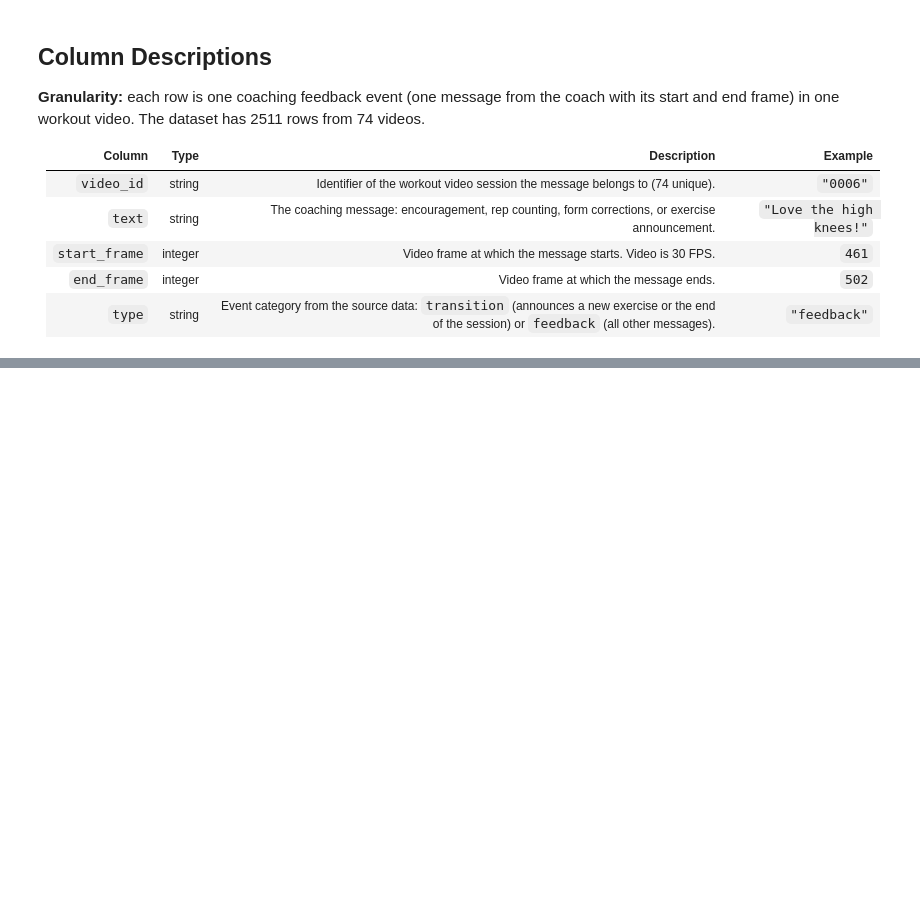
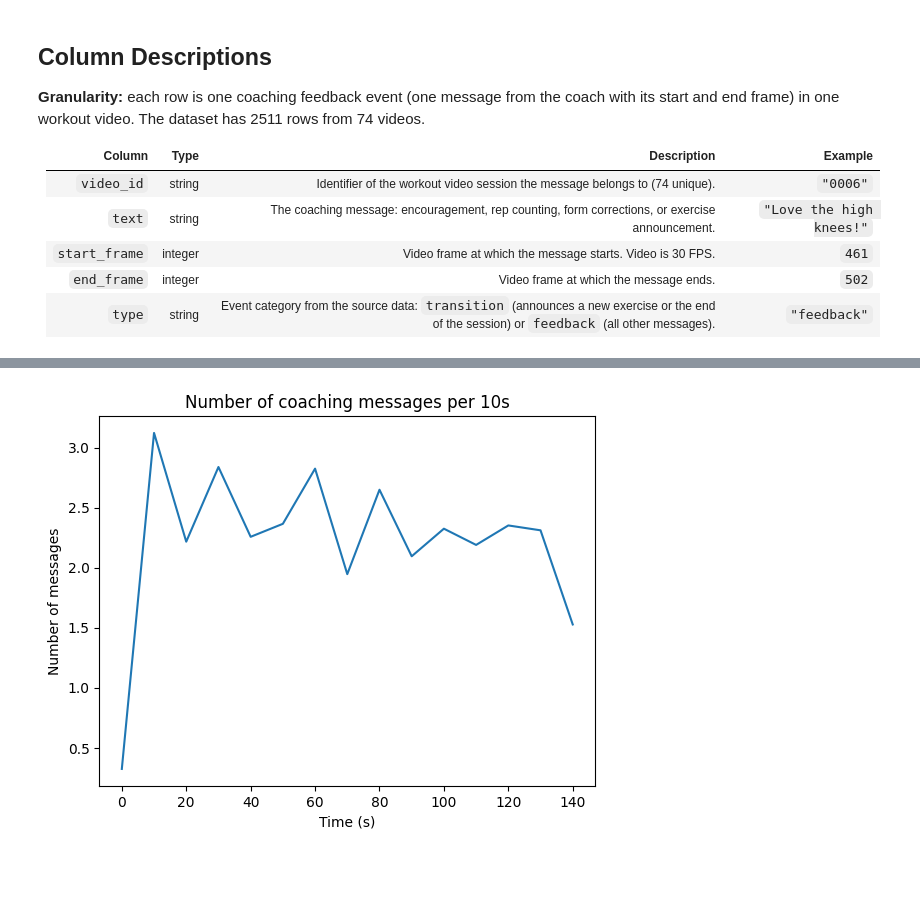
Before and after one commit to Ekimxii/fitness_pose_tracker, a Jupyter notebook: coach_feedback.ipynb, the cells around one changed output, grey strips where cells are left out. Saved outputs shown, nothing was run; the diff lists cells and outputs as text; code cells hidden in the pictures; blank space fills up the shorter version.

```diff
--- a/coach_feedback.ipynb
+++ b/coach_feedback.ipynb
@@ -62,3 +147,15 @@ INFO:fiftyone.migrations.runner:Migrating dataset 'Voxel51/qualcomm-exercise-vid
+# %%
+# Visualization 2: line graph of how many messages the coach gives over time in a session
+sub = df[df["start_s"] < 150].copy()  # keep the first 150 s, which every video covers
+sub["time_bin"] = (sub["start_s"]//10*10).astype(int)
+message_per_bin = sub.groupby("time_bin").size()/sub["video_id"].nunique()
+plt.plot(message_per_bin.index,message_per_bin.values)
+plt.title("Number of coaching messages per 10s")
+plt.xlabel("Time (s)")
+plt.ylabel("Number of messages")
+plt.show()
+# %% [output]
+[figure, added]
 # %% [markdown]
 ##
 # %%
```
Also changed, not shown: parts of 13 cells of this notebook.
